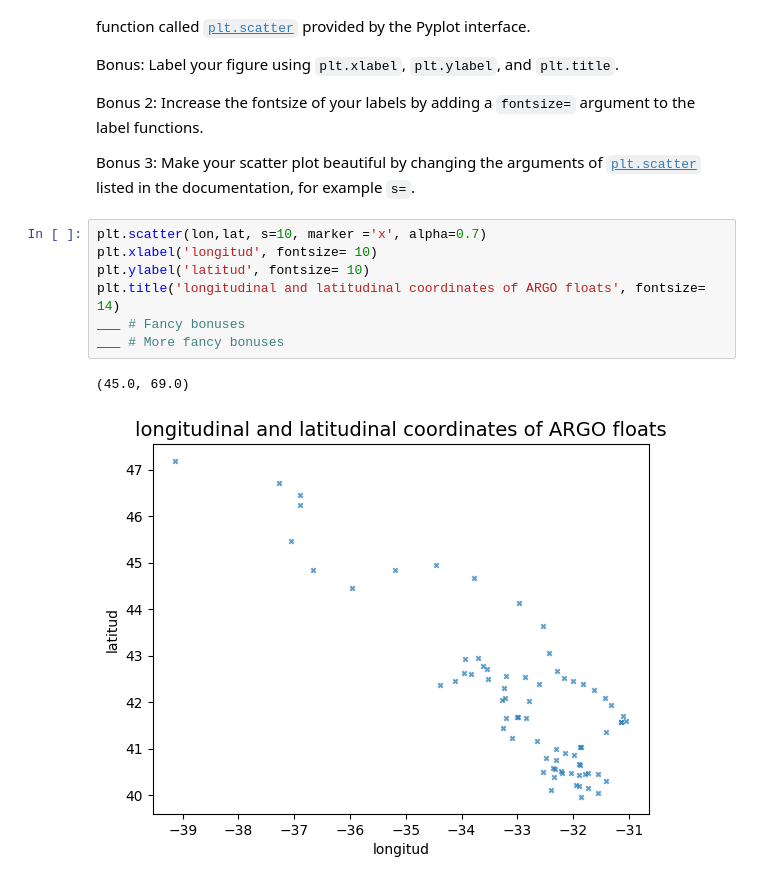
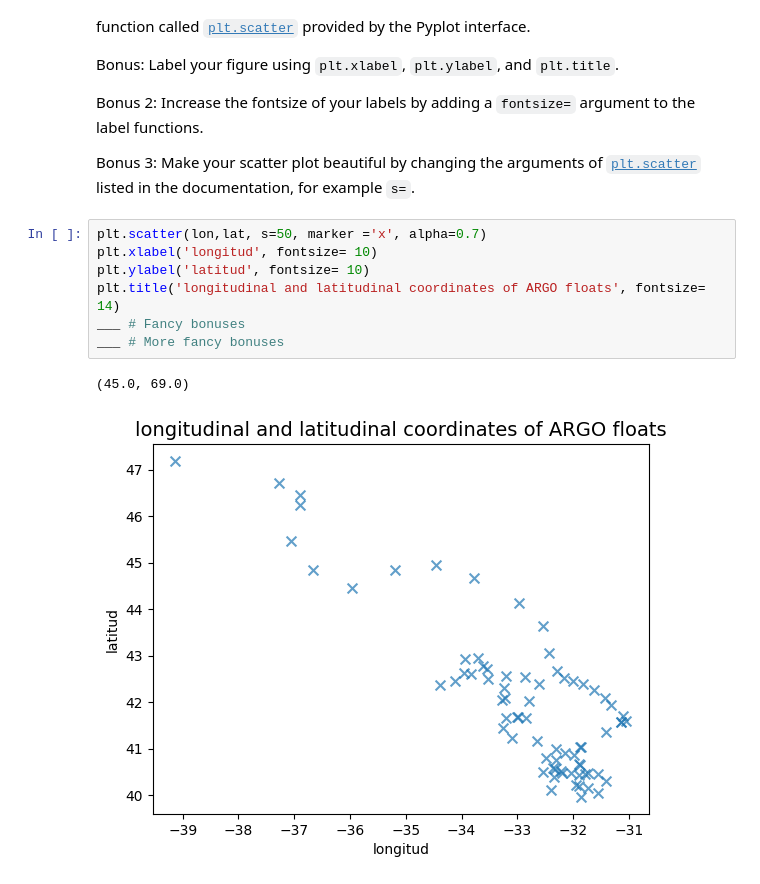
Before and after one commit to LuciaMottet/2024_Intro_Python, a Jupyter notebook: ML_EES/IP/W2_S1.ipynb, the cells around one changed output. Drawn from its saved outputs; the diff is of its cells as text.

```diff
--- a/ML_EES/IP/W2_S1.ipynb
+++ b/ML_EES/IP/W2_S1.ipynb
@@ -388,12 +388,12 @@ Bonus 2: Increase the fontsize of your labels by adding a `fontsize=` argument t
 
 Bonus 3: Make your scatter plot beautiful by changing the arguments of [`plt.scatter`](https://matplotlib.org/stable/api/_as_gen/matplotlib.pyplot.scatter.html) listed in the documentation, for example `s=`.
 # %%
-plt.scatter(lon,lat, s=10, marker ='x', alpha=0.7)
+plt.scatter(lon,lat, s=50, marker ='x', alpha=0.7)
 plt.xlabel('longitud', fontsize= 10)
 plt.ylabel('latitud', fontsize= 10)
 plt.title('longitudinal and latitudinal coordinates of ARGO floats', fontsize= 14)
 ___ # Fancy bonuses
 ___ # More fancy bonuses
 # %% [output]
 (45.0, 69.0)
-[figure, old version]
+[figure, new version]
```
